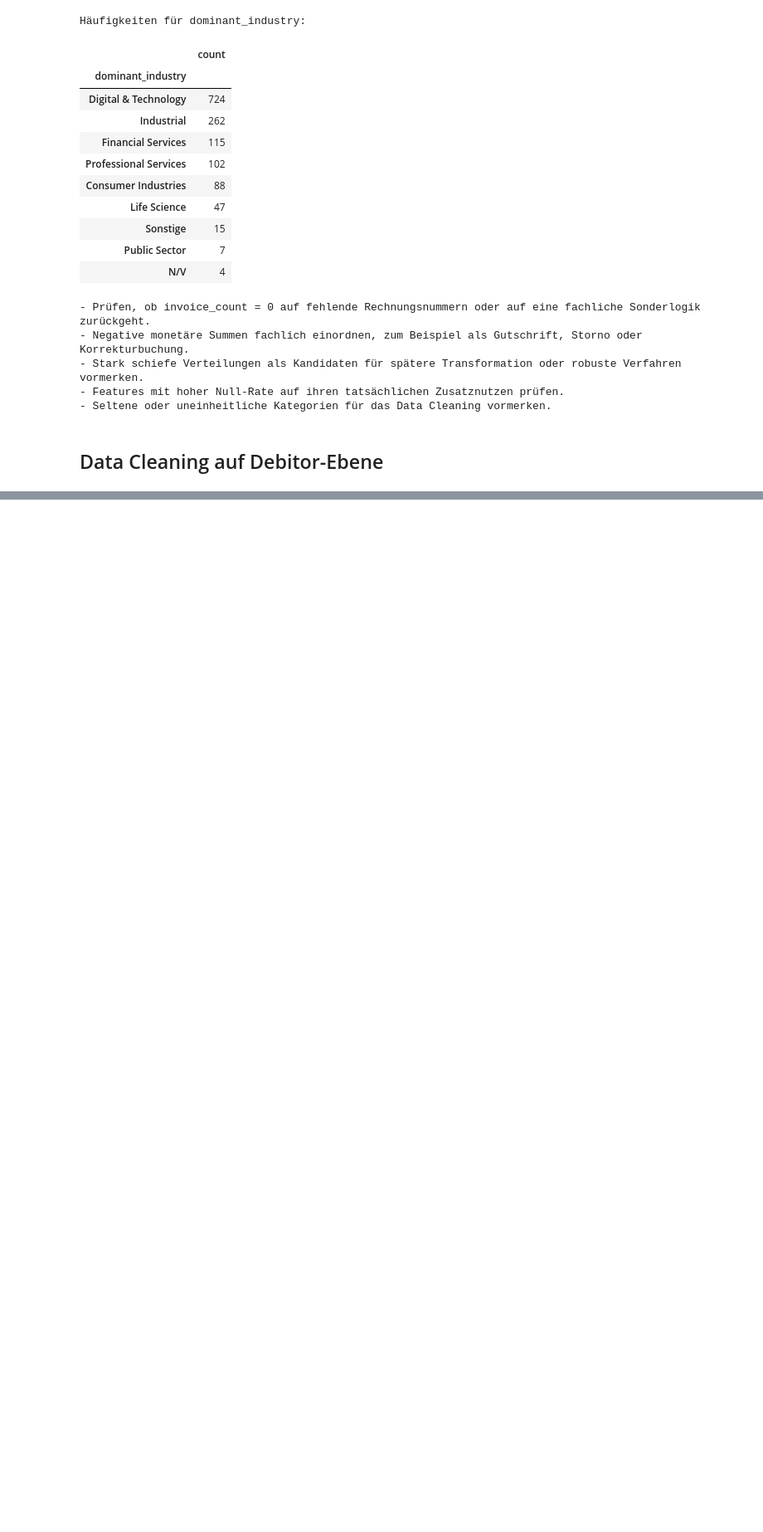
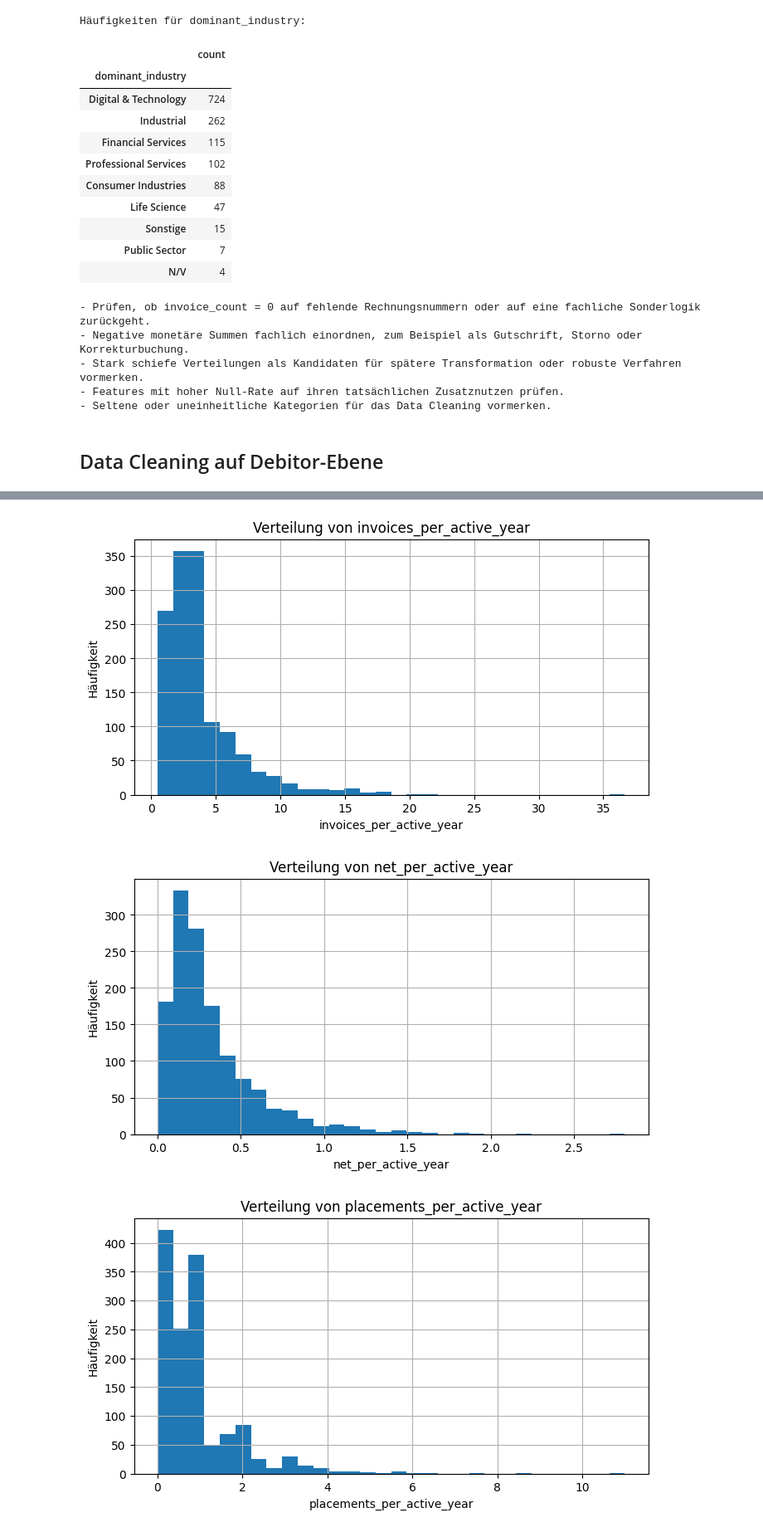
Before and after one commit to jensus-rep/data01-executive-search-analytics, a Jupyter notebook: notebooks/01_data_import_and_debitor_matrix.ipynb, the cells around one changed output, grey strips where cells are left out. Shown at 83% size. Saved outputs shown, nothing was run; the diff lists cells and outputs as text; code cells hidden in the pictures; blank space fills up the shorter version.

Commit message:
Add debtor-level feature engineering to cleaned analysis notebook

```diff
--- a/notebooks/01_data_import_and_debitor_matrix.ipynb
+++ b/notebooks/01_data_import_and_debitor_matrix.ipynb
@@ -633,0 +684,8 @@ print("- Die bereinigte Matrix bildet die Grundlage für das nächste Feature En
+# %%
+# Feature Engineering auf Debitor-Ebene vorbereiten
+
+debitor_features_fe = debitor_features_clean.copy()
+
+print("Ausgangsbasis für Feature Engineering:")
+print(f"Debitoren: {debitor_features_fe.shape[0]}")
+print(f"Features: {debitor_features_fe.shape[1]}")
@@ -633,0 +744,15 @@ print("- Die bereinigte Matrix bildet die Grundlage für das nächste Feature En
+# %%
+# Neue Feature-Spalten sichtbar machen
+
+new_feature_cols = [
+    "invoices_per_active_year",
+    "net_per_active_year",
+    "placements_per_active_year",
+    "leadership_per_active_year",
+    "net_per_invoice"
+]
+
+new_feature_cols = [col for col in new_feature_cols if col in debitor_features_fe.columns]
+
+print("Neu abgeleitete Features:")
+print(new_feature_cols)
@@ -633,0 +781,14 @@ print("- Die bereinigte Matrix bildet die Grundlage für das nächste Feature En
+# %%
+# Verteilungen der neuen Features prüfen
+
+for col in new_feature_cols:
+    plt.figure(figsize=(8, 4))
+    debitor_features_fe[col].dropna().hist(bins=30)
+    plt.title(f"Verteilung von {col}")
+    plt.xlabel(col)
+    plt.ylabel("Häufigkeit")
+    plt.show()
+# %% [output]
+[figure, added]
+[figure, added]
+[figure, added]
```
Also changed, not shown: parts of 18 cells of this notebook.
